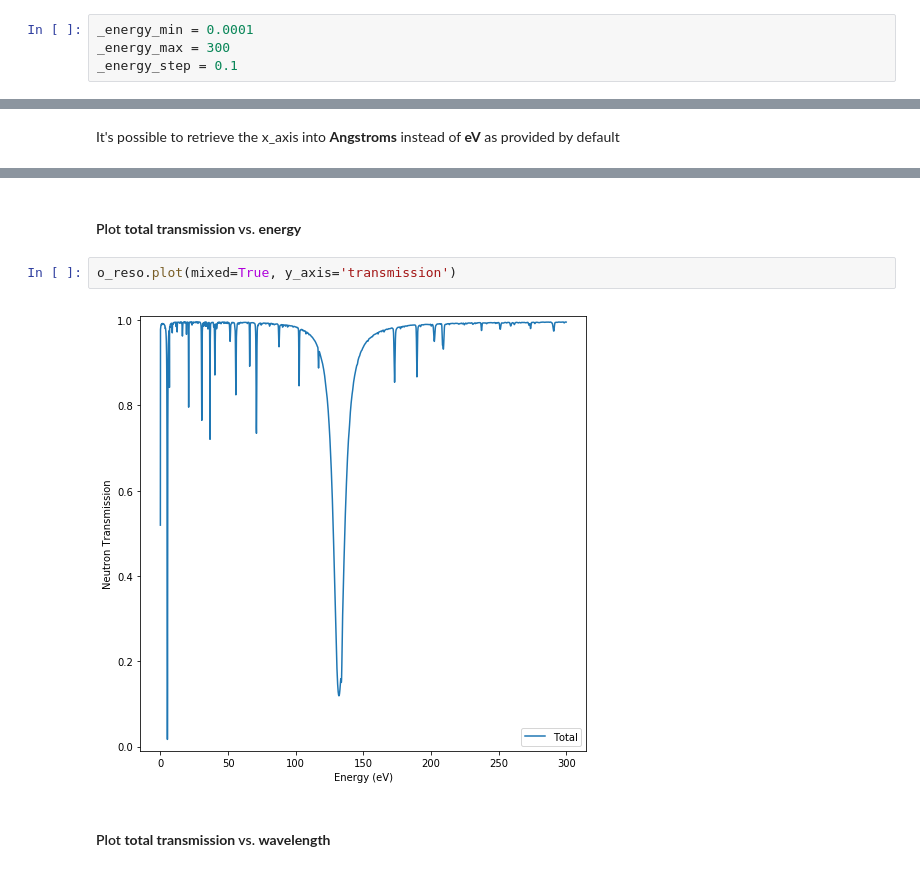
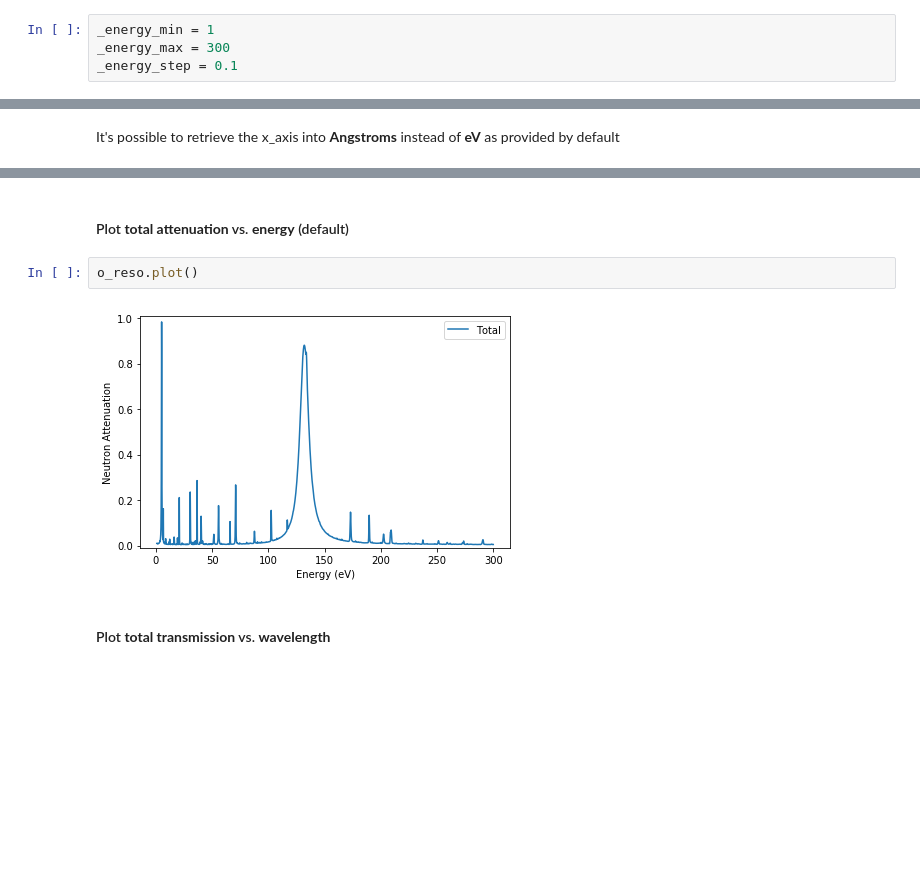
Before and after one commit to ornlneutronimaging/ImagingReso, a Jupyter notebook: documentation/source/tutorial.ipynb, the cells around one changed output, grey strips where cells are left out. Saved outputs shown, nothing was run; the diff lists cells and outputs as text; blank space fills up the shorter version.

```diff
--- a/documentation/source/tutorial.ipynb
+++ b/documentation/source/tutorial.ipynb
@@ -33,7 +33,7 @@ Let's define our input
   - max energy of **300 eV** (has to be less than **3000 eV**)
   - energy steps to interpolate database: **0.1 eV**
 # %%
-_energy_min = 0.0001
+_energy_min = 1
 _energy_max = 300
 _energy_step = 0.1
 # %% [markdown]
@@ -335,11 +342,11 @@ So here are a few examples of plot commands
 
 `o_reso.plot(items_to_plot=[['Co'], ['UO3'], ['Ag', 'Ag', '107-Ag'], ['Co', 'Co', '58-Co']])`
 # %% [markdown]
-#### Plot **total transmission** vs. **energy**
+#### Plot **total attenuation** vs. **energy** (default)
 # %%
-o_reso.plot(mixed=True, y_axis='transmission')
+o_reso.plot()
 # %% [output]
-[figure, old version]
+[figure, new version]
 # %% [markdown]
 #### Plot **total transmission** vs. **wavelength**
 # %%
```
Also changed, not shown: parts of 17 cells of this notebook, 2 other files.
